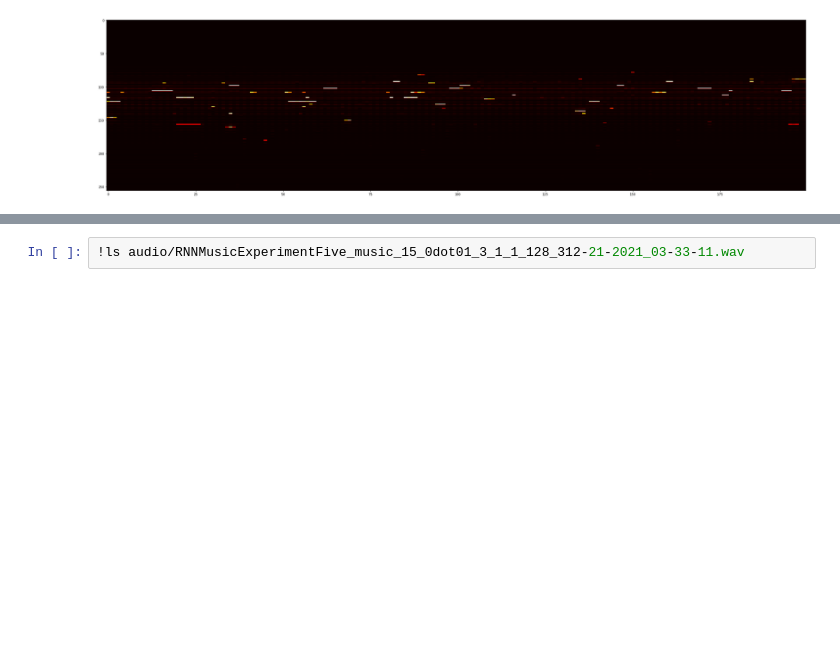
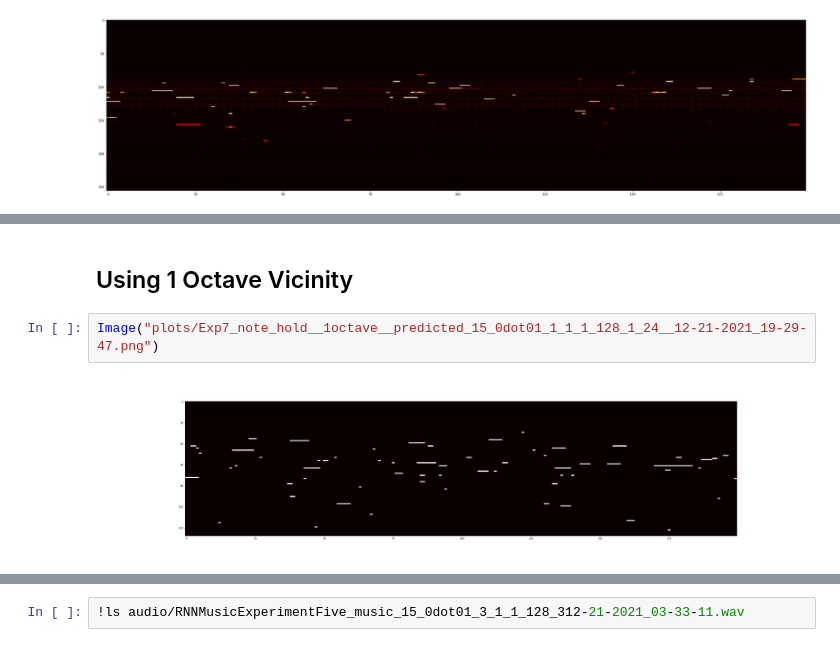
Before and after one commit to jannikjw/music_generation_rnn, a Jupyter notebook: rnn-music-generation.ipynb, the cells around one changed output, grey strips where cells are left out. Cells and saved outputs as stored; diff of their text form; blank space fills up the shorter version.

```diff
--- a/rnn-music-generation.ipynb
+++ b/rnn-music-generation.ipynb
@@ -411,0 +511,6 @@ Saving data...
+# %% [markdown]
+## Using 1 Octave Vicinity
+# %%
+Image("plots/Exp7_note_hold__1octave__predicted_15_0dot01_1_1_1_128_1_24__12-21-2021_19-29-47.png")
+# %% [output]
+[figure, added]
```
Also changed, not shown: parts of 45 cells of this notebook, 2 other files.
